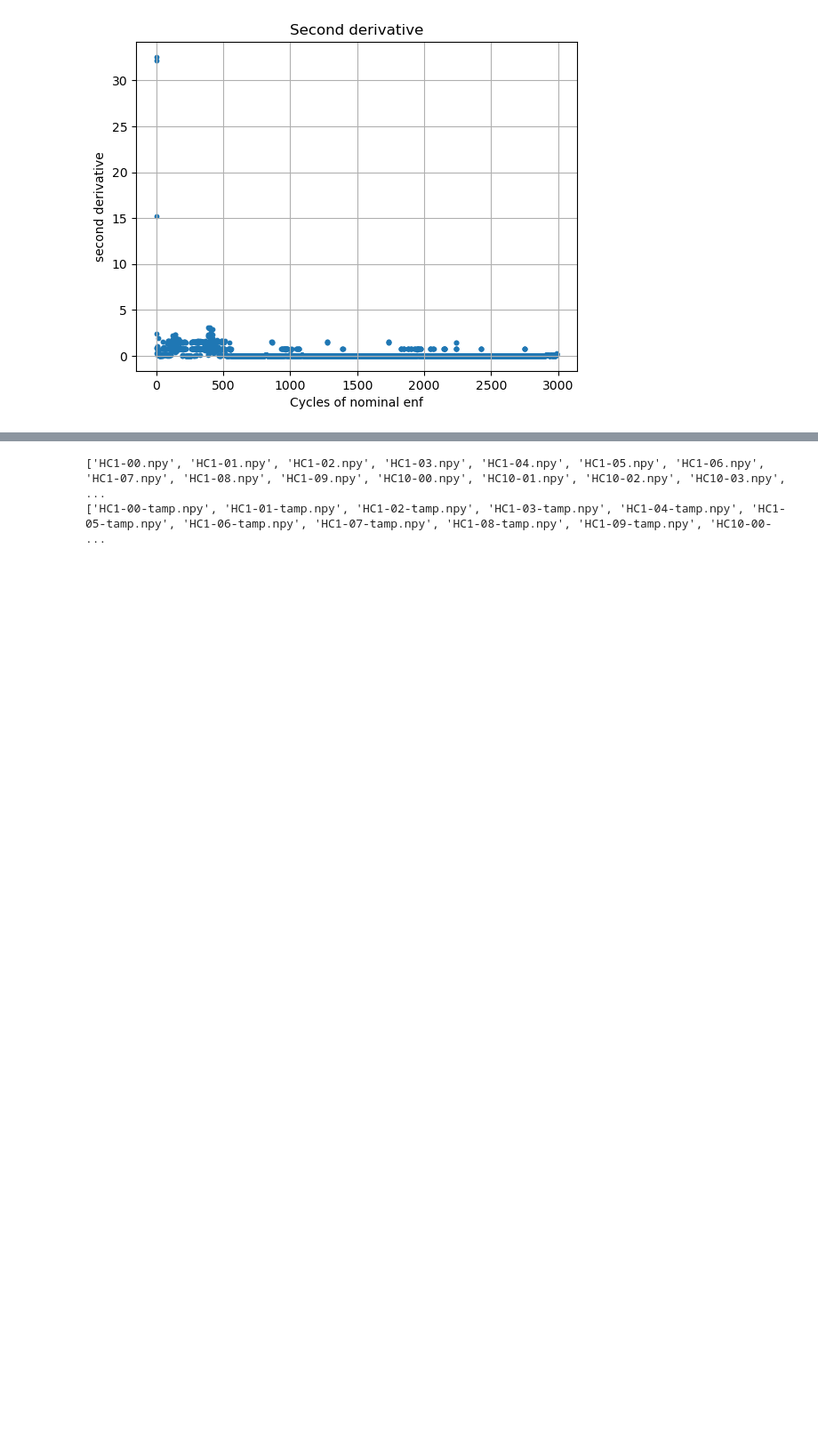
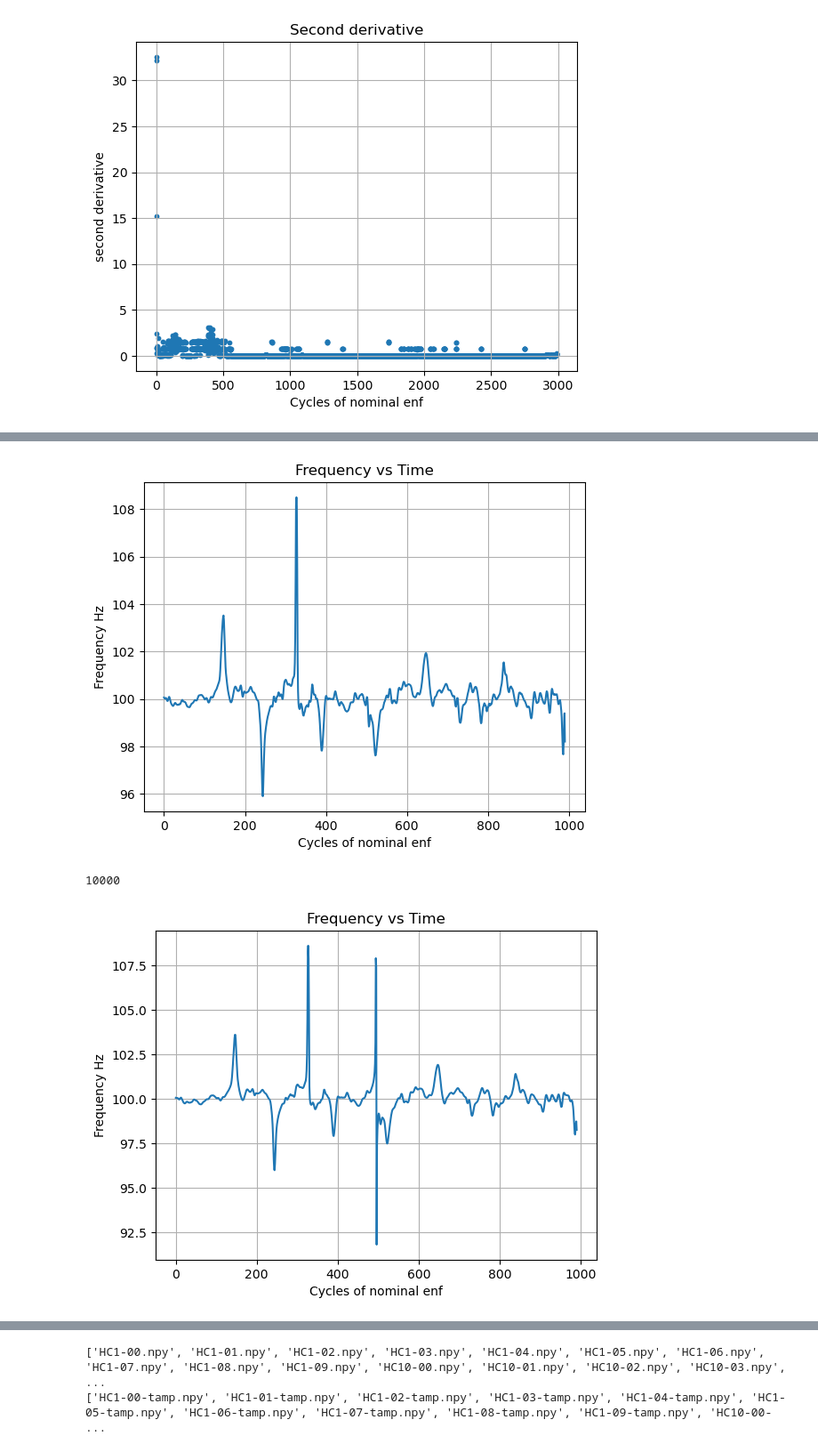
Before and after one commit to Licates/ENFify, a Jupyter notebook: notebooks/ls/0.03_ls_enf-enhancement.ipynb, the cells around one changed output, grey strips where cells are left out. Shown at 89% size. Saved outputs shown, nothing was run; the diff lists cells and outputs as text; code cells hidden in the pictures; blank space fills up the shorter version.

Commit message:
carioca denoising

```diff
--- a/notebooks/ls/0.03_ls_enf-enhancement.ipynb
+++ b/notebooks/ls/0.03_ls_enf-enhancement.ipynb
@@ -444,15 +444,16 @@ def RFA(sig, fs, tau, epsilon, var_I, estimated_enf):
 
         # Peak frequency estimation
         peak_freqs = segmented_freq_estimation_DFT1(
-            denoised_sig, fs, num_cycles=100, N_DFT=20_000, nominal_enf=estimated_enf
+            denoised_sig, fs, num_cycles=10, N_DFT=20_000, nominal_enf=estimated_enf
         )
 
+        '''
         plt.plot(peak_freqs)
         plt.xlabel("Cycles of nominal enf")
         plt.ylabel("Frequency Hz")
         plt.title("Frequency vs Time")
         plt.grid(True)
-        plt.show()
+        plt.show()'''
 
         base_repeats = Nx // len(peak_freqs)
         remainder = Nx % len(peak_freqs)
@@ -475,8 +594,8 @@ def RFA(sig, fs, tau, epsilon, var_I, estimated_enf):
 # Constants sig, lowcut, highcut, fs, order
 DOWNSAMPLE_FS = 1000
 BANDPASS_ORDER = 1
-BNP_LOW = 49.5
-BNP_HIGH = 50.5
+BNP_LOW = 99.5
+BNP_HIGH = 100.5
 
 ALPHA = 5000  # Balancing parameter of the data-fidelity constraint
 TAU = 0  # Noise-tolerance (no strict fidelity enforcement)
@@ -484,19 +603,19 @@ N_MODE = 1  # Number of modes to be recovered
 DC = 0
 TOL = 1e-7  # Tolerance of convergence criterion
 
-F0 = 50
+F0 = 100
 I = 1
 EPSILON = 1e-20
-TAU_RFA = int(100)
+TAU_RFA = int(2000)
 
 N_DFT = 20_000
 NUM_CYCLES = 10
 # %%
 # Audio Paths
 UNCUT_PATH = (
-    "/home/leo_dacasi/Dokumente/summerofcode/Enfify Data Synced/raw/synthetic/10s/uncut/audio"
+    "/home/leo_dacasi/Dokumente/summerofcode/Enfify Data Synced/interim/Carioca1/authentic"
 )
-CUT_PATH = "/home/leo_dacasi/Dokumente/summerofcode/Enfify Data Synced/raw/synthetic/10s/cut/audio"
+CUT_PATH = "/home/leo_dacasi/Dokumente/summerofcode/Enfify Data Synced/interim/Carioca1/tampered"
 
 uncut_files = sorted(os.listdir(UNCUT_PATH))
 uncut_files.sort(key=extract_number)
@@ -542,0 +631,61 @@ plt.show()
+# %%
+## ENF Preprocessing and enhancement
+# Read
+pth = os.path.join(UNCUT_PATH, uncut_files[1])
+sample_rate, data = wavfile.read(pth)
+
+# Downsampling
+down_sig, down_fs = downsample_ffmpeg(data, sample_rate, DOWNSAMPLE_FS)
+
+# Bandpass
+band_sig = bandpass_filter(down_sig, BNP_LOW, BNP_HIGH, DOWNSAMPLE_FS, BANDPASS_ORDER)
+
+freqs = segmented_freq_estimation_DFT1(band_sig, DOWNSAMPLE_FS, NUM_CYCLES, N_DFT, F0)
+plt.plot(freqs)
+plt.xlabel("Cycles of nominal enf")
+plt.ylabel("Frequency Hz")
+plt.title("Frequency vs Time")
+plt.grid(True)
+plt.show()
+
+print(len(band_sig))
+
+
+# VMD
+for i in range(5):
+    u_clean, _, _ = VMD_2(band_sig, ALPHA, TAU, N_MODE, DC, TOL)
+    vmd_sig = u_clean[0]
+
+freqs = segmented_freq_estimation_DFT1(vmd_sig, DOWNSAMPLE_FS, NUM_CYCLES, N_DFT, F0)
+plt.plot(freqs)
+plt.xlabel("Cycles of nominal enf")
+plt.ylabel("Frequency Hz")
+plt.title("Frequency vs Time")
+plt.grid(True)
+plt.show()
+
+
+# RFA
+rfa_sig = RFA(vmd_sig, DOWNSAMPLE_FS, TAU_RFA, EPSILON, I, F0)
+
+freqs = segmented_freq_estimation_DFT1(rfa_sig, DOWNSAMPLE_FS, NUM_CYCLES, N_DFT, F0)
+plt.plot(freqs)
+plt.xlabel("Cycles of nominal enf")
+plt.ylabel("Frequency Hz")
+plt.title("Frequency vs Time")
+plt.grid(True)
+plt.show()
+
+phases = segmented_phase_estimation_hilbert(rfa_sig, DOWNSAMPLE_FS, NUM_CYCLES, F0)
+phases = np.unwrap(phases)
+x = np.arange(len(phases))
+plt.plot(x, np.degrees(phases))
+plt.xlabel("Cycles of nominal enf")
+plt.ylabel("Phase (degrees)")
+plt.title("Phase vs Time")
+plt.grid(True)
+plt.show()
+# %% [output]
+[figure, added]
+10000
+[figure, added]
```
Also changed, not shown: parts of 6 cells of this notebook, 2 other files.
